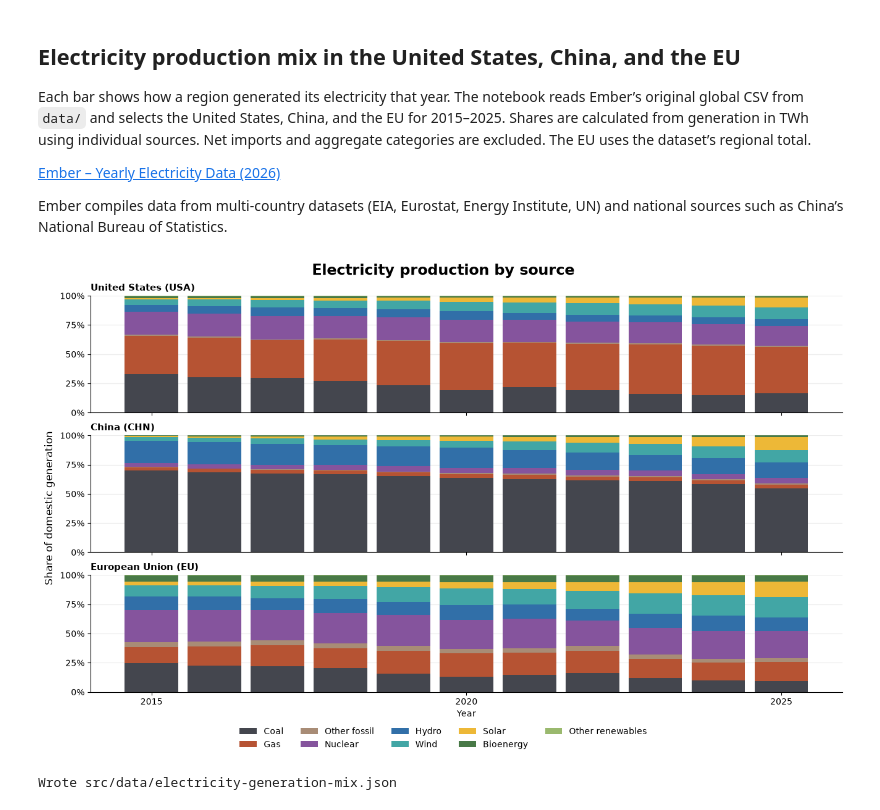
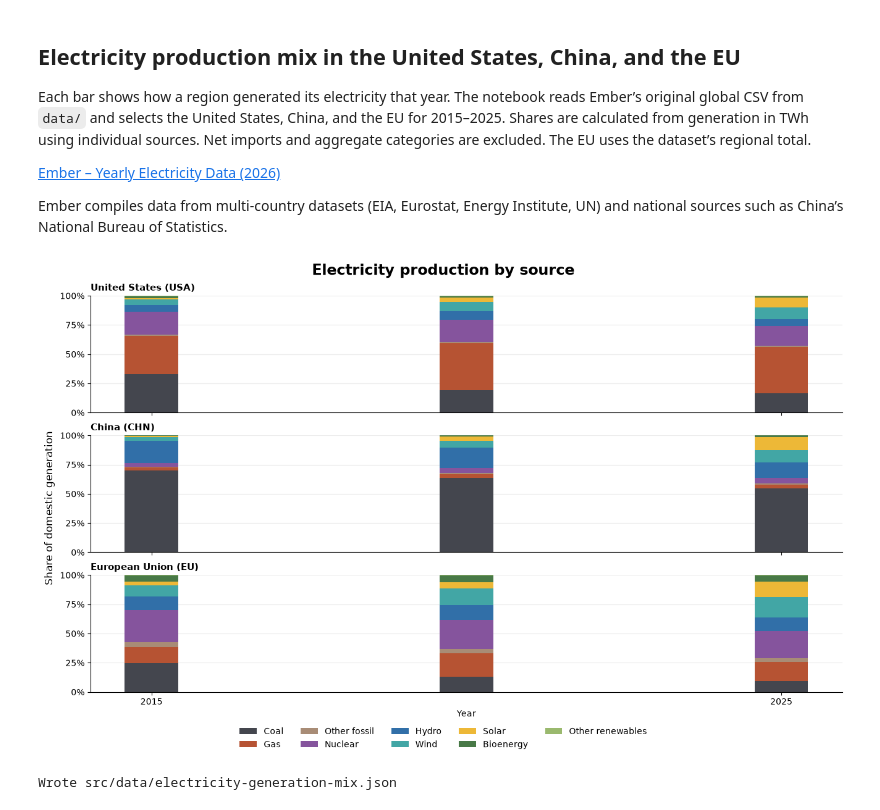
Before and after one commit to rcastellotti/DV2026-GrizzlyBears, a Jupyter notebook: main.ipynb, the cells around one changed output. Drawn from its saved outputs; the diff is of its cells as text; code cells hidden in the pictures.

```diff
--- a/main.ipynb
+++ b/main.ipynb
@@ -172,7 +172,8 @@ generation_raw = pd.read_csv(
     usecols=["Area", "Year", "Electricity source", "Is aggregated source", "Generation (TWh)"],
 )
 generation = generation_raw.loc[
-    generation_raw["Area"].isin(regions) & generation_raw["Year"].between(2015, 2025)
+    generation_raw["Area"].isin(regions)
+    & generation_raw["Year"].isin([2015, 2020, 2025])
 ]
 
 source_colors = {
@@ -197,34 +198,34 @@ generation_by_source = domestic.pivot(
 ).reindex(columns=list(source_colors)).fillna(0)
 
 common_years = sorted(set.intersection(*[
     set(generation_by_source.loc[region].index) for region in regions
 ]))
 generation_share = generation_by_source.div(generation_by_source.sum(axis=1), axis=0) * 100
 
 fig, axes = plt.subplots(3, 1, figsize=(13, 8), sharex=True, sharey=True, layout="constrained")
 fig.suptitle("Electricity production by source", fontsize=17, fontweight="bold")
 for ax, (region, label) in zip(axes, regions.items()):
     mix = generation_share.loc[region].loc[common_years]
     bottom = pd.Series(0.0, index=mix.index)
     for electricity_source, color in source_colors.items():
         ax.bar(mix.index, mix[electricity_source], bottom=bottom, width=0.85,
                color=color, label=electricity_source)
         bottom += mix[electricity_source]
     ax.set_title(label, loc="left", fontsize=11, fontweight="bold")
     ax.set(ylim=(0, 100), yticks=[0, 25, 50, 75, 100])
     ax.yaxis.set_major_formatter(PercentFormatter(xmax=100, decimals=0))
     ax.grid(axis="y", alpha=0.25)
     ax.set_axisbelow(True)
     ax.spines[["top", "right"]].set_visible(False)
 
 axes[-1].set_xticks(sorted(set(common_years[::5]) | {common_years[-1]}))
 axes[-1].set_xlabel("Year")
 fig.supylabel("Share of domestic generation")
 handles, labels = axes[0].get_legend_handles_labels()
 fig.legend(handles, labels, loc="outside lower center", ncol=5, frameon=False)
 plt.show()
 # %% [output]
-[figure, old version]
+[figure, new version]
 # %%
 import json
 
```
Also changed, not shown: parts of 3 cells of this notebook, 5 other files.
